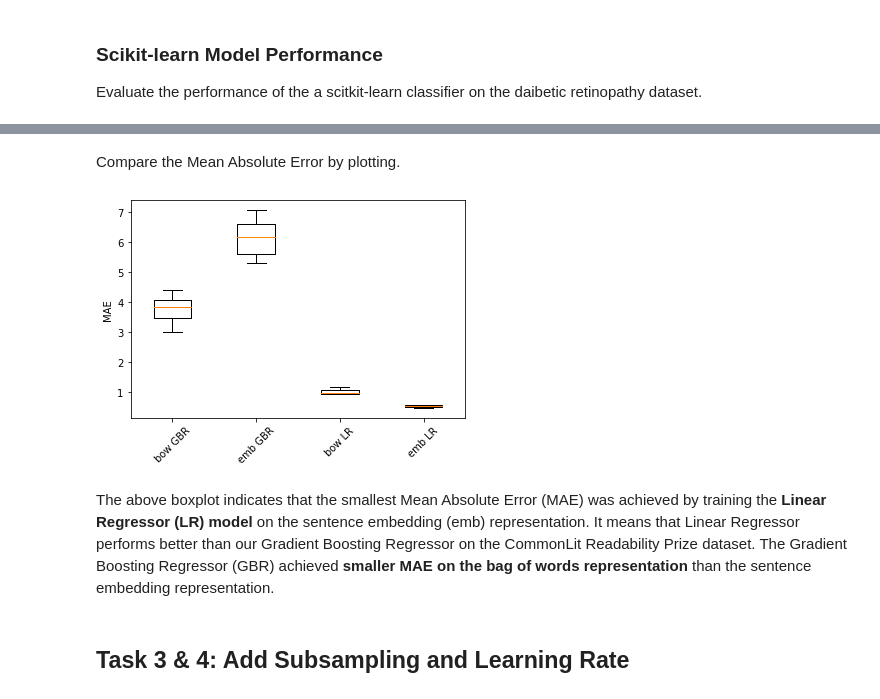
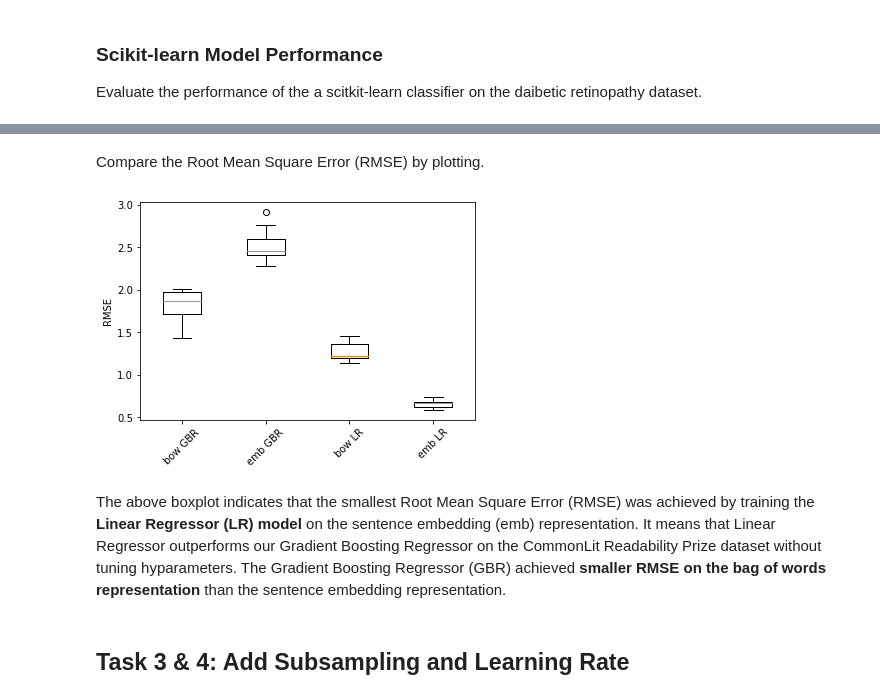
Before and after one commit to 13204942/COMP47590, a Jupyter notebook: Assignment1_GradientBoostingRegressor.ipynb, the cells around one changed output, grey strips where cells are left out. Cells and saved outputs as stored; diff of their text form; code cells hidden in the pictures.

```diff
--- a/Assignment1_GradientBoostingRegressor.ipynb
+++ b/Assignment1_GradientBoostingRegressor.ipynb
@@ -287,5 +287,5 @@ GBRegressor on emb - Mean MAE: 6.108 (0.569)
 # %%
-model_valid_MAE_comparisons["emb GBR"] = emb_gbr_scores
+model_valid_RMSE_comparisons["emb GBR"] = emb_gbr_scores
 # %% [markdown]
 ### Scikit-learn Model Performance
 Evaluate the performance of the a scitkit-learn classifier on the daibetic retinopathy dataset.
@@ -303,5 +303,5 @@ LR on bow - Mean MAE: 1.002 (0.080)
 # %%
-model_valid_MAE_comparisons["bow LR"] = bow_lr_scores
+model_valid_RMSE_comparisons["bow LR"] = bow_lr_scores
 # %%
 # evaluate the baseline model on the sentence embedding
 emb_lr_scores = sklearn.model_selection.cross_val_score(baseline,
@@ -316,2 +316,2 @@ LR on emb - Mean MAE: 0.520 (0.033)
 # %%
-model_valid_MAE_comparisons["emb LR"] = emb_lr_scores
+model_valid_RMSE_comparisons["emb LR"] = emb_lr_scores
@@ -329,23 +329,23 @@ model_valid_MAE_comparisons
 # %% [markdown]
-Compare the Mean Absolute Error by plotting.
+Compare the Root Mean Square Error (RMSE) by plotting.
 # %%
 import matplotlib.pyplot as plot
 # %%
-MAE_df = pd.DataFrame.from_dict(model_valid_MAE_comparisons)
+RMSE_df = pd.DataFrame.from_dict(model_valid_RMSE_comparisons)
 # %%
 # Making a plot
-bp = plot.boxplot(MAE_df)
+bp = plot.boxplot(RMSE_df)
 
-plot.ylabel('MAE')
+plot.ylabel('RMSE')
 plot.xticks([1, 2, 3, 4],
-           MAE_df.columns,
+           RMSE_df.columns,
            rotation=45)
 # display the plot
 plot.show()
 # %% [output]
-[figure, old version]
+[figure, new version]
 # %% [markdown]
-The above boxplot indicates that the smallest Mean Absolute Error (MAE) was achieved by training the **Linear Regressor (LR) model** on the sentence embedding (emb) representation. It means that Linear Regressor performs better than our Gradient Boosting Regressor on the CommonLit Readability Prize dataset. The Gradient Boosting Regressor (GBR) achieved **smaller MAE on the bag of words representation** than the sentence embedding representation.
+The above boxplot indicates that the smallest Root Mean Square Error (RMSE) was achieved by training the **Linear Regressor (LR) model** on the sentence embedding (emb) representation. It means that Linear Regressor outperforms our Gradient Boosting Regressor on the CommonLit Readability Prize dataset without tuning hyparameters. The Gradient Boosting Regressor (GBR) achieved **smaller RMSE on the bag of words representation** than the sentence embedding representation.
 # %% [markdown]
 ## Task 3 & 4: Add Subsampling and Learning Rate
 # %% [markdown]
```
Also changed, not shown: parts of 31 cells of this notebook.
